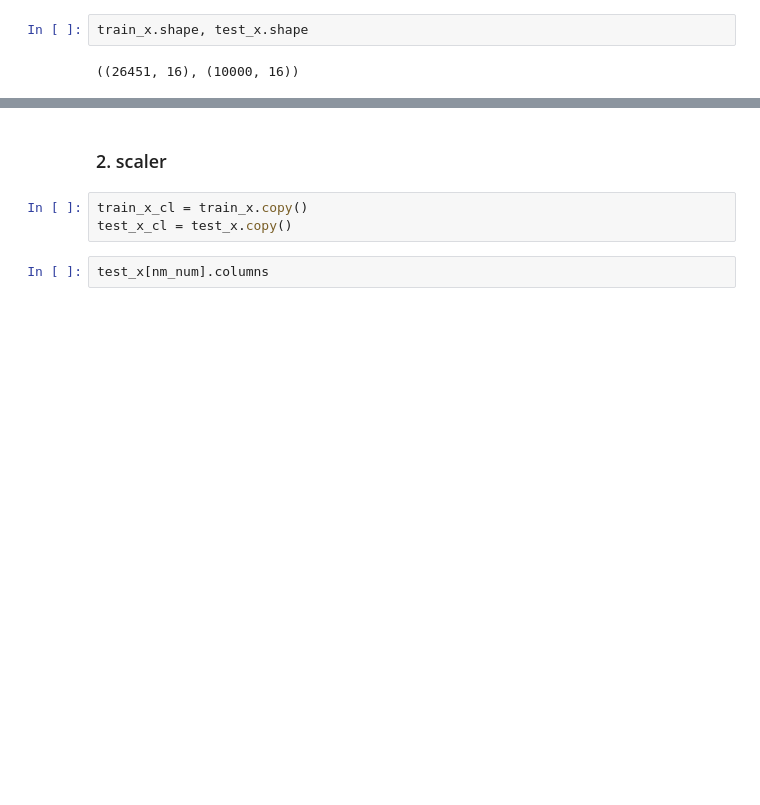
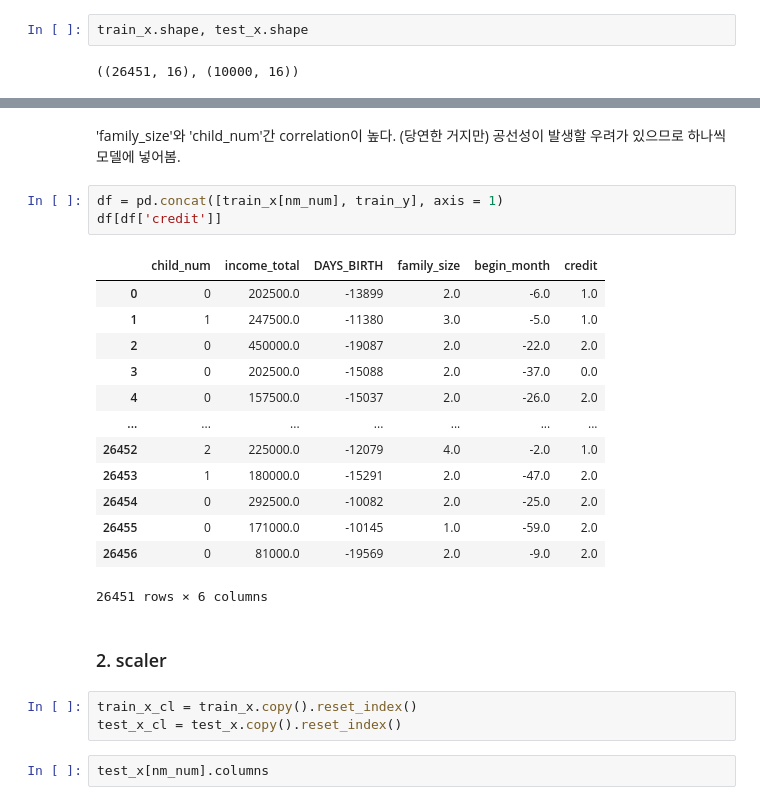
Before and after one commit to Min-Ho-Kim94/daycon_1, a Jupyter notebook: code1_20211102_v1.ipynb, the cells around one changed output, grey strips where cells are left out. Saved outputs shown, nothing was run; the diff lists cells and outputs as text; blank space fills up the shorter version.

```diff
--- a/code1_20211102_v1.ipynb
+++ b/code1_20211102_v1.ipynb
@@ -295,8 +313,27 @@ train_x.shape, test_x.shape
+# %% [markdown]
+'family_size'와 'child_num'간 correlation이 높다. (당연한 거지만) 공선성이 발생할 우려가 있으므로 하나씩 모델에 넣어봄.
+# %%
+df = pd.concat([train_x[nm_num], train_y], axis = 1)
+df[df['credit']]
+# %% [output]
+|  | child_num | income_total | DAYS_BIRTH | family_size | begin_month | credit |
+| 0 | 0 | 202500.0 | -13899 | 2.0 | -6.0 | 1.0 |
+| 1 | 1 | 247500.0 | -11380 | 3.0 | -5.0 | 1.0 |
+| 2 | 0 | 450000.0 | -19087 | 2.0 | -22.0 | 2.0 |
+| 3 | 0 | 202500.0 | -15088 | 2.0 | -37.0 | 0.0 |
+| 4 | 0 | 157500.0 | -15037 | 2.0 | -26.0 | 2.0 |
+| ... | ... | ... | ... | ... | ... | ... |
+| 26452 | 2 | 225000.0 | -12079 | 4.0 | -2.0 | 1.0 |
+| 26453 | 1 | 180000.0 | -15291 | 2.0 | -47.0 | 2.0 |
+| 26454 | 0 | 292500.0 | -10082 | 2.0 | -25.0 | 2.0 |
+| 26455 | 0 | 171000.0 | -10145 | 1.0 | -59.0 | 2.0 |
+| 26456 | 0 | 81000.0 | -19569 | 2.0 | -9.0 | 2.0 |
+26451 rows × 6 columns
 # %% [markdown]
 ### 2. scaler
 # %%
-train_x_cl = train_x.copy()
-test_x_cl = test_x.copy()
+train_x_cl = train_x.copy().reset_index()
+test_x_cl = test_x.copy().reset_index()
 # %%
 test_x[nm_num].columns
 # %% [output]
```
Also changed, not shown: parts of 15 cells of this notebook, 1 other file.
